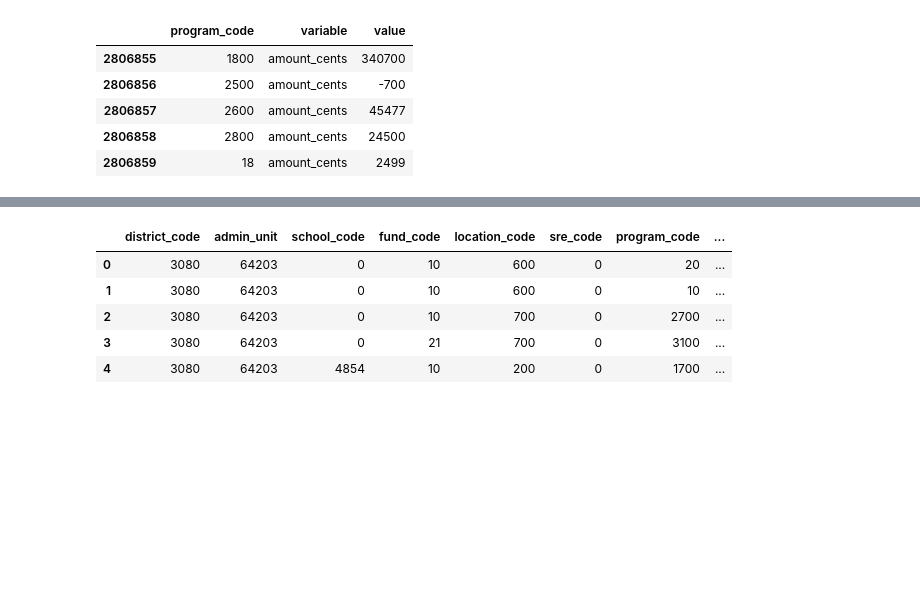
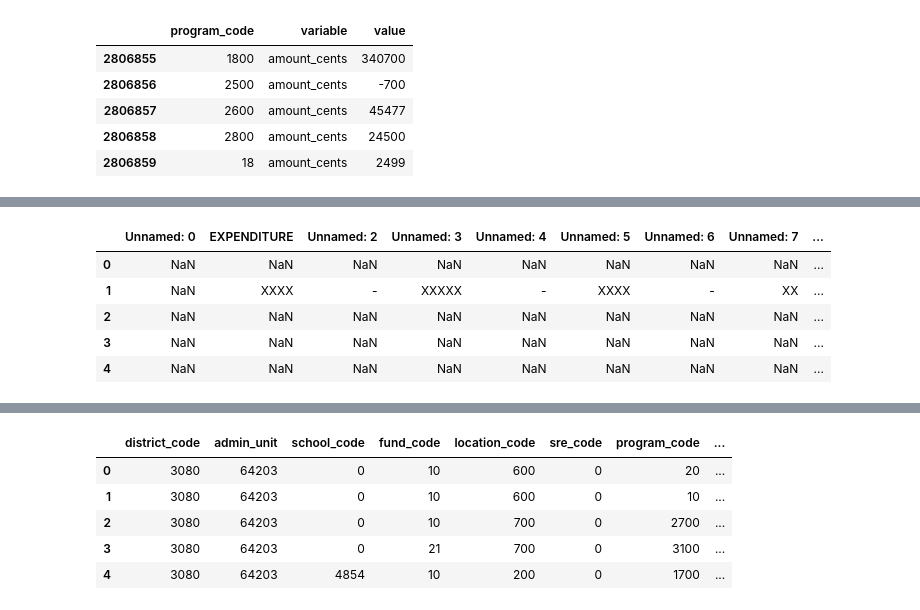
Before and after one commit to stacysandy/Data-Science-Practicum-II, a Jupyter notebook: Stacey_Sandy-Practicum_II.ipynb, the cells around one changed output, grey strips where cells are left out. Cells and saved outputs as stored; diff of their text form; code cells hidden in the pictures; blank space fills up the shorter version.

```diff
--- a/Stacey_Sandy-Practicum_II.ipynb
+++ b/Stacey_Sandy-Practicum_II.ipynb
@@ -582,0 +922,13 @@ longPC.tail()
+# %%
+#Load excel spreadsheet without destinguishing sheet name
+COA1617_ALL = pd.read_excel('Data/Chart of Accounts_1617.xlsx', header=0)
+# %%
+# Check head
+COA1617_ALL.head()
+# %% [output]
+|  | Unnamed: 0 | EXPENDITURE | Unnamed: 2 | Unnamed: 3 | Unnamed: 4 | Unnamed: 5 | Unnamed: 6 | Unnamed: 7 | ... |
+| 0 | NaN | NaN | NaN | NaN | NaN | NaN | NaN | NaN | ... |
+| 1 | NaN | XXXX | - | XXXXX | - | XXXX | - | XX | ... |
+| 2 | NaN | NaN | NaN | NaN | NaN | NaN | NaN | NaN | ... |
+| 3 | NaN | NaN | NaN | NaN | NaN | NaN | NaN | NaN | ... |
+| 4 | NaN | NaN | NaN | NaN | NaN | NaN | NaN | NaN | ... |
```
Also changed, not shown: parts of 55 cells of this notebook.
